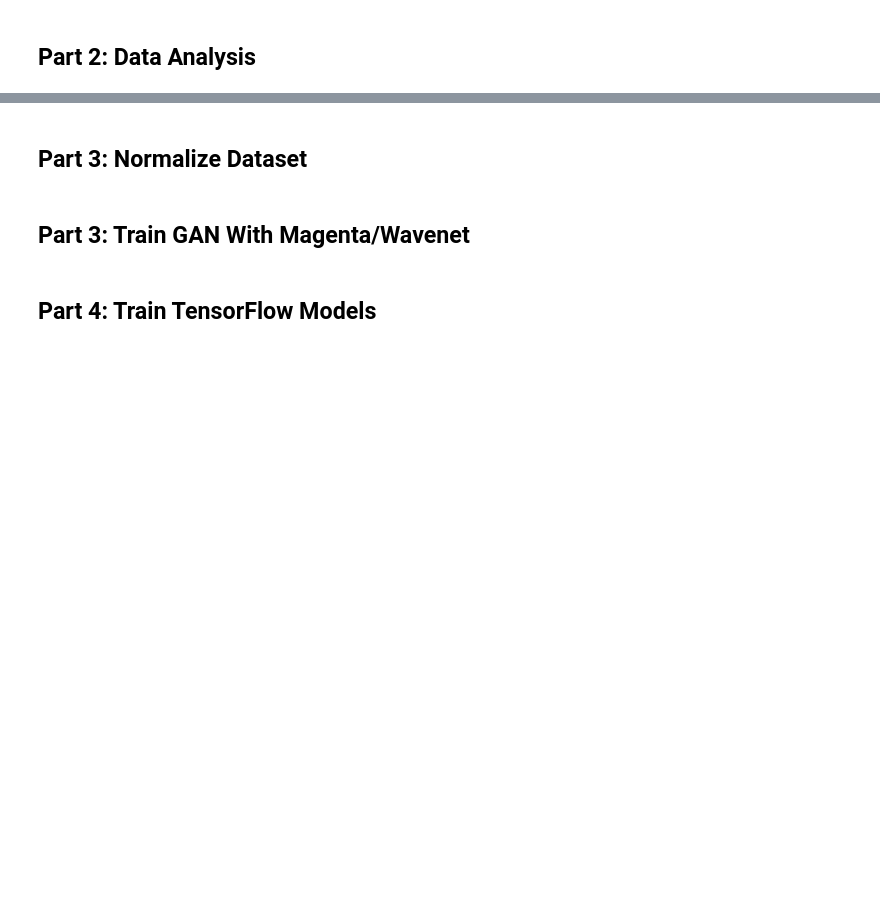
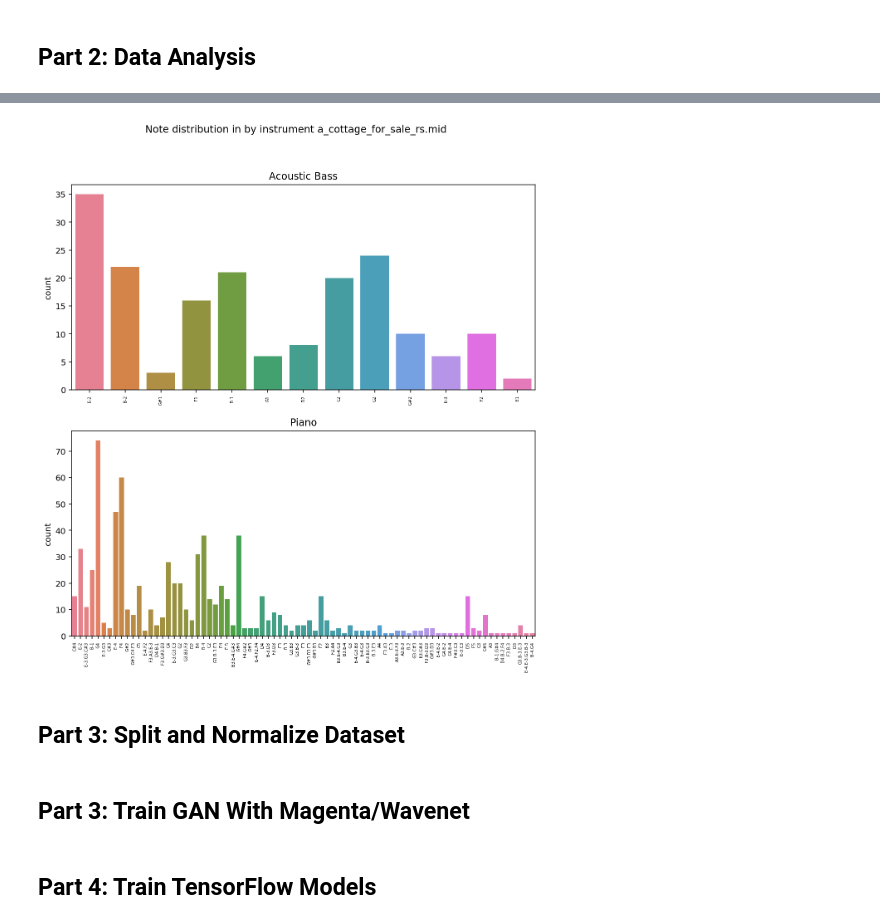
Before and after one commit to NoDevicesFound/ML-Project, a Jupyter notebook: Music_GAN.ipynb, the cells around one changed output, grey strips where cells are left out. Cells and saved outputs as stored; diff of their text form; code cells hidden in the pictures; blank space fills up the shorter version.

Commit message:
add data analysis and some normalization

```diff
--- a/Music_GAN.ipynb
+++ b/Music_GAN.ipynb
@@ -43,7 +45,7 @@ def import_midi(midi_file, verbose=VERBOSE):
 
                 #chord
                 elif isinstance(element, chord.Chord):
-                    notes[str(part.getInstrument().bestName())].append('.'.join(str(n) for n in element.normalOrder))
+                    notes[str(part.getInstrument().bestName())].append('.'.join(str(n.pitch) for n in element))
 
     # remove any empty instruments
     notes = {k: np.array(v) for k, v in notes.items() if v}
@@ -57,16 +59,20 @@ def import_midi(midi_file, verbose=VERBOSE):
 def get_all_files_in_dir(dir_path, verbose=VERBOSE):
     midis = []
     genres = []
+
     for root, dirs, files in os.walk(dir_path):
         genre = os.path.basename(root)
 
-        for file in files:
-            if file.endswith('.mid'):
-                midis.append(os.path.join(root, file))
-                genres.append(genre)
+        # if genre not in list, ignore it
+        if genre in GENRES:
+            # load all midi files in this directory
+            for file in files:
+                if file.endswith('.mid'):
+                    midis.append(os.path.join(root, file))
+                    genres.append(genre)
 
-        if verbose:
-            print('Loaded all {} midi files.'.format(genre))
+            if verbose:
+                print('Loaded all {} midi files.'.format(genre))
 
     return midis, genres
 # %%
@@ -104,3 +111,19 @@ original
+# %%
+# graph note distribution in one song
+def plot_notes_per_instrument(song, song_name):
+    fig, ax = plt.subplots(len(song.keys()), 1, figsize=(10, 10))
+    fig.suptitle('Note distribution in by instrument {}'.format(song_name))
+
+    i = 0
+    for instrument in song.keys():
+        sns.countplot(song[instrument], ax=ax[i], palette=PALETTE)
+        ax[i].set_title(instrument)
+        ax[i].tick_params(axis='x', labelsize=5, labelrotation=90)
+        i += 1
+# %%
+plot_notes_per_instrument(X[0], os.path.basename(midi_filenames[0]))
+# %% [output]
+[figure, added]
 # %% [markdown]
-## Part 3: Normalize Dataset
+## Part 3: Split and Normalize Dataset
 # %%
```
Also changed, not shown: parts of 11 cells of this notebook, 6 other files.
